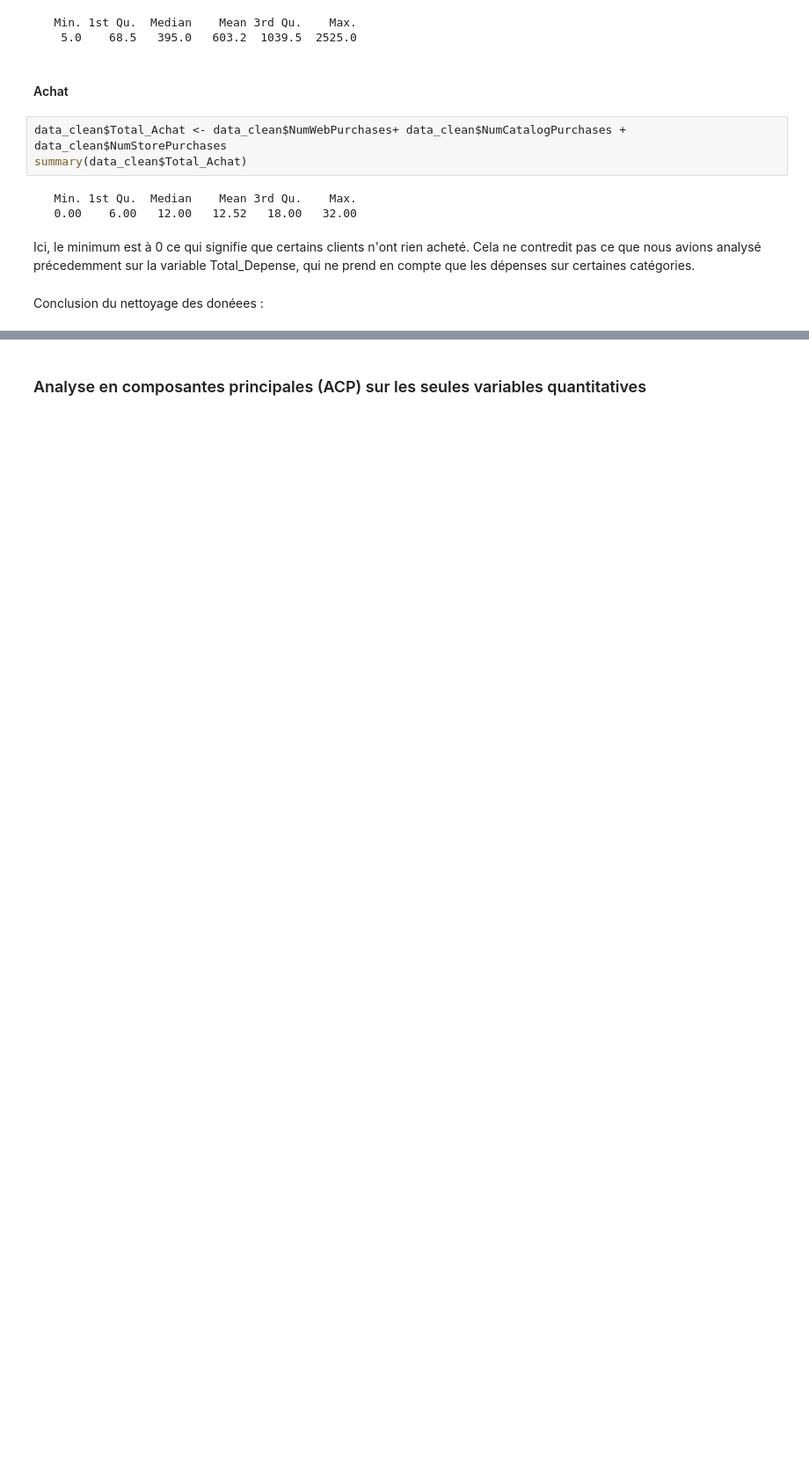
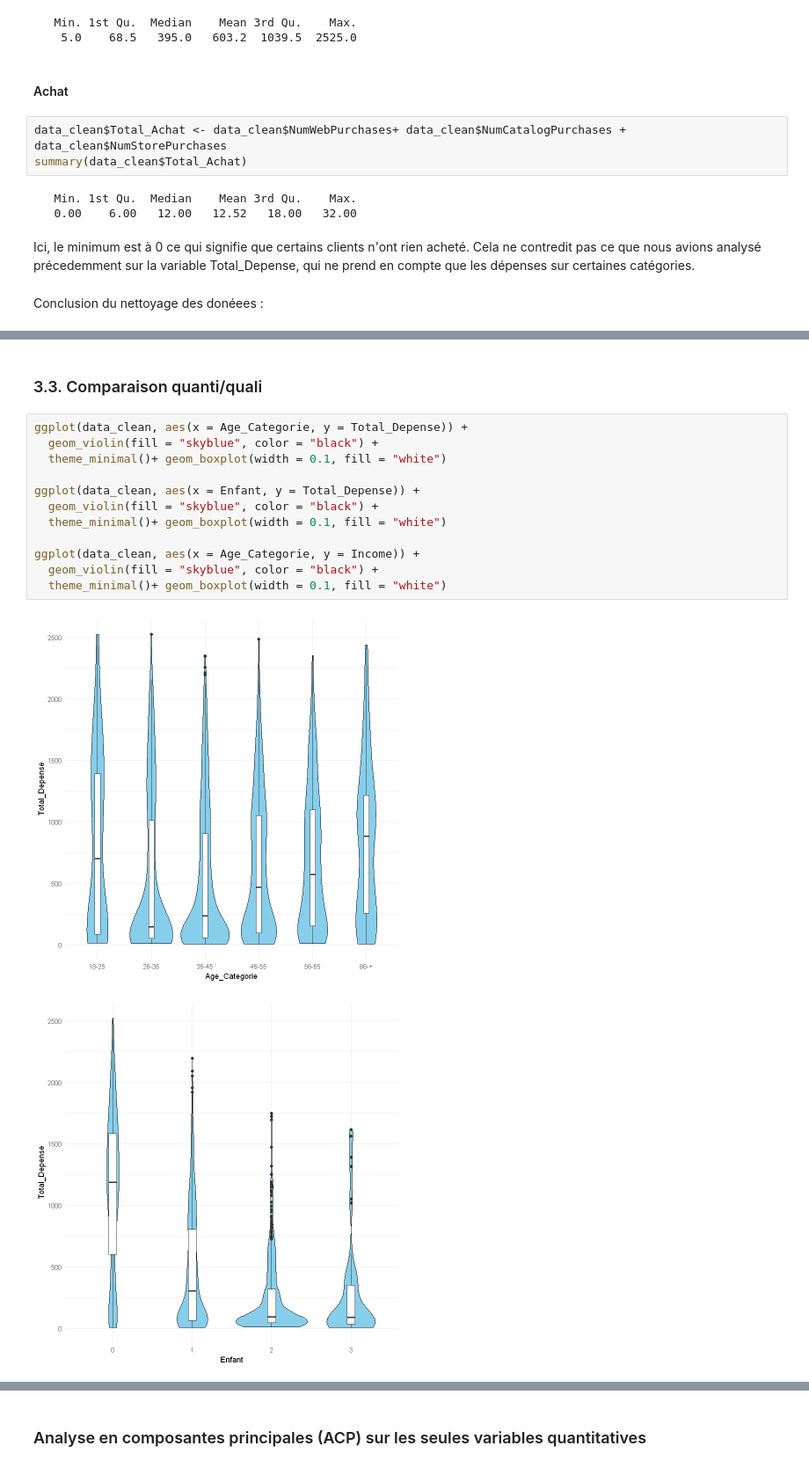
Before and after one commit to Emaglp/Data_Analysis, a Jupyter notebook: JL_R_.ipynb, the cells around one changed output, grey strips where cells are left out. Shown at 88% size. Cells and saved outputs as stored; diff of their text form; blank space fills up the shorter version.

```diff
--- a/JL_R_.ipynb
+++ b/JL_R_.ipynb
@@ -465,0 +466,17 @@ Le revenu est fortement corrélé aux dépenses en viandes et en vin.
+# %% [markdown]
+### 3.3. Comparaison quanti/quali
+# %%
+ggplot(data_clean, aes(x = Age_Categorie, y = Total_Depense)) +
+  geom_violin(fill = "skyblue", color = "black") +
+  theme_minimal()+ geom_boxplot(width = 0.1, fill = "white")
+
+ggplot(data_clean, aes(x = Enfant, y = Total_Depense)) +
+  geom_violin(fill = "skyblue", color = "black") +
+  theme_minimal()+ geom_boxplot(width = 0.1, fill = "white")
+
+ggplot(data_clean, aes(x = Age_Categorie, y = Income)) +
+  geom_violin(fill = "skyblue", color = "black") +
+  theme_minimal()+ geom_boxplot(width = 0.1, fill = "white")
+# %% [output]
+[figure, added]
+[figure, added]
```
Also changed, not shown: parts of 25 cells of this notebook.
